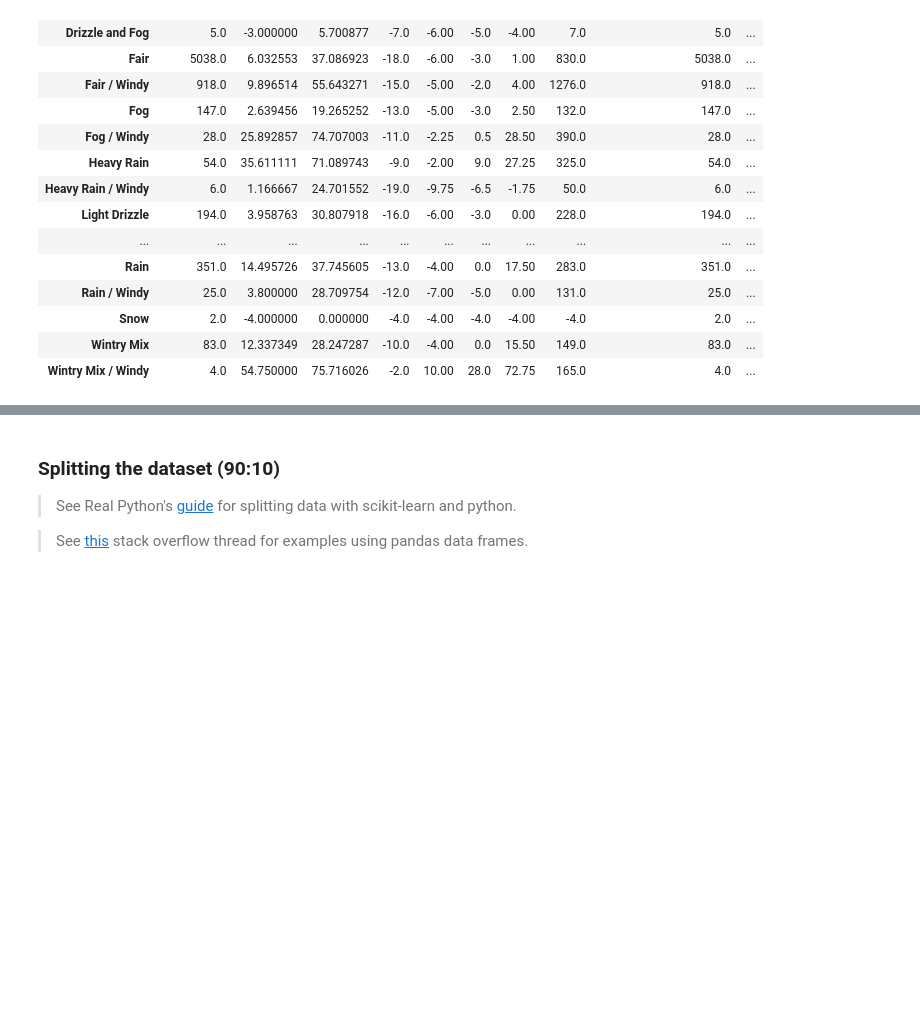
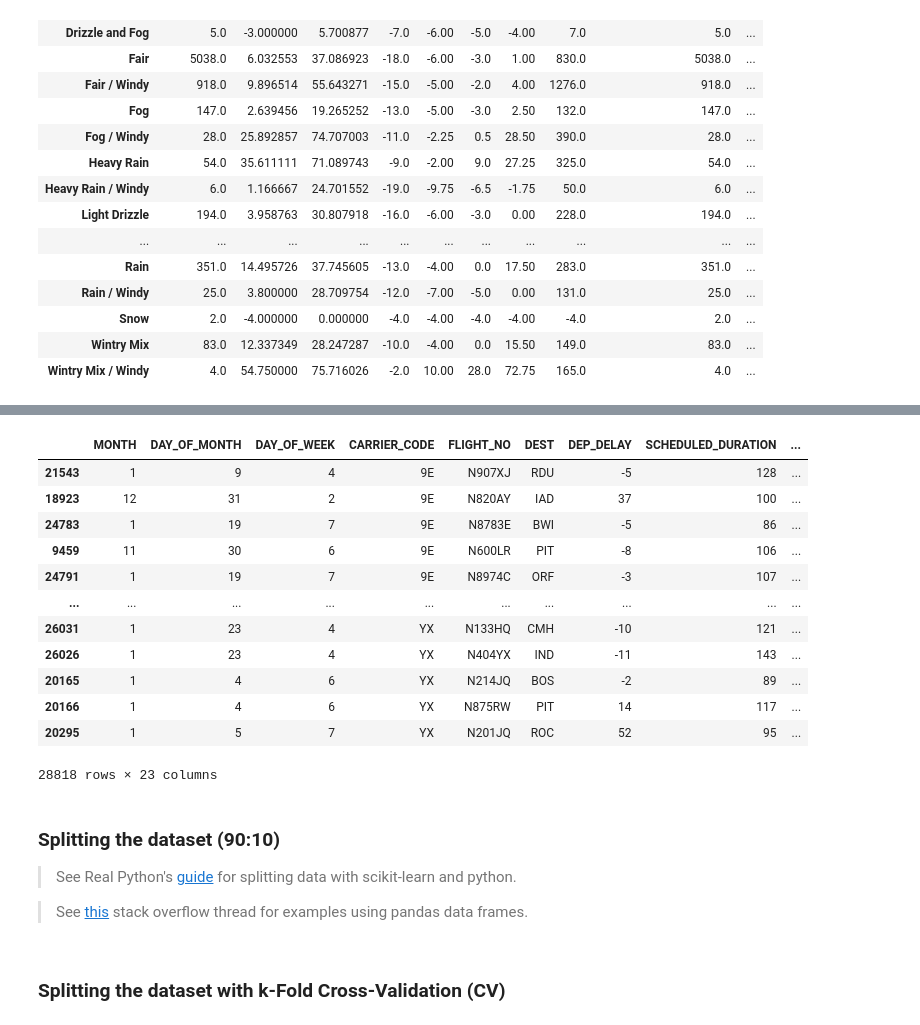
Before and after one commit to catstacks/TDADSAssignments, a Jupyter notebook: LinReg.ipynb, the cells around one changed output, grey strips where cells are left out. Saved outputs shown, nothing was run; the diff lists cells and outputs as text; code cells hidden in the pictures; blank space fills up the shorter version.

```diff
--- a/LinReg.ipynb
+++ b/LinReg.ipynb
@@ -197,3 +214,20 @@ condition.groupby(['Condition']).describe() # creates dataframe grouped by Condi
+# %%
+# Sorting values by carrier code
+taxi.sort_values(by='CARRIER_CODE')
+# %% [output]
+|  | MONTH | DAY_OF_MONTH | DAY_OF_WEEK | CARRIER_CODE | FLIGHT_NO | DEST | DEP_DELAY | SCHEDULED_DURATION | ... |
+| 21543 | 1 | 9 | 4 | 9E | N907XJ | RDU | -5 | 128 | ... |
+| 18923 | 12 | 31 | 2 | 9E | N820AY | IAD | 37 | 100 | ... |
+| 24783 | 1 | 19 | 7 | 9E | N8783E | BWI | -5 | 86 | ... |
+| 9459 | 11 | 30 | 6 | 9E | N600LR | PIT | -8 | 106 | ... |
+| 24791 | 1 | 19 | 7 | 9E | N8974C | ORF | -3 | 107 | ... |
+| ... | ... | ... | ... | ... | ... | ... | ... | ... | ... |
+| 26031 | 1 | 23 | 4 | YX | N133HQ | CMH | -10 | 121 | ... |
+| 26026 | 1 | 23 | 4 | YX | N404YX | IND | -11 | 143 | ... |
+| 20165 | 1 | 4 | 6 | YX | N214JQ | BOS | -2 | 89 | ... |
+| 20166 | 1 | 4 | 6 | YX | N875RW | PIT | 14 | 117 | ... |
+| 20295 | 1 | 5 | 7 | YX | N201JQ | ROC | 52 | 95 | ... |
+28818 rows × 23 columns
 # %% [markdown]
 ### Splitting the dataset (90:10)
 > See Real Python's [guide](https://realpython.com/train-test-split-python-data/) for splitting data with scikit-learn and python.
@@ -202,3 +236,5 @@ condition.groupby(['Condition']).describe() # creates dataframe grouped by Condi
 # %%
 #sklearn.model_selection.train_test_split(taxi)
 train, test = train_test_split(taxi, test_size=0.1) #test_size set to 0.1 because we want 0.9 train_size
+# %% [markdown]
+### Splitting the dataset with k-Fold Cross-Validation (CV)
```
Also changed, not shown: parts of 2 cells of this notebook.
